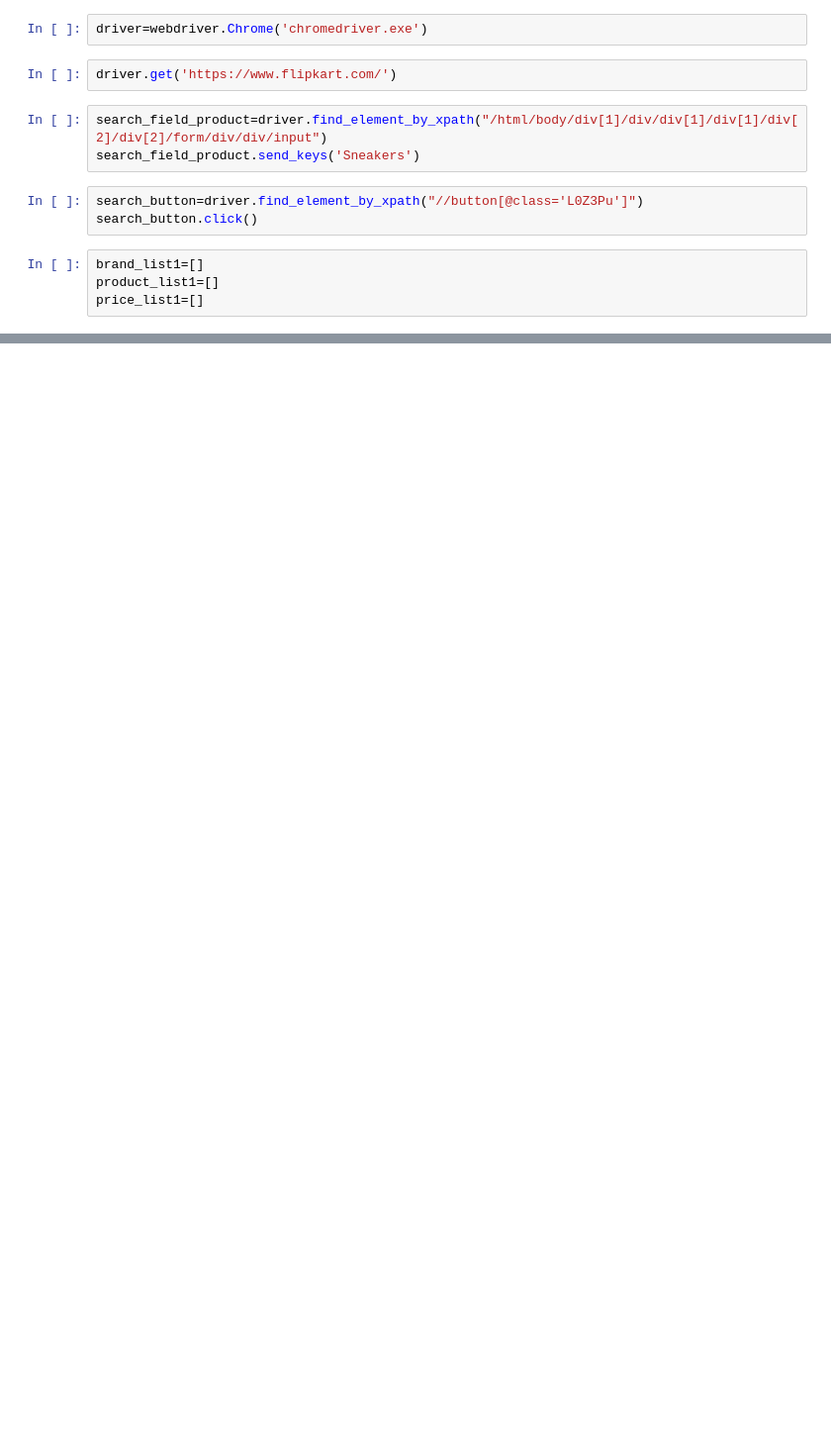
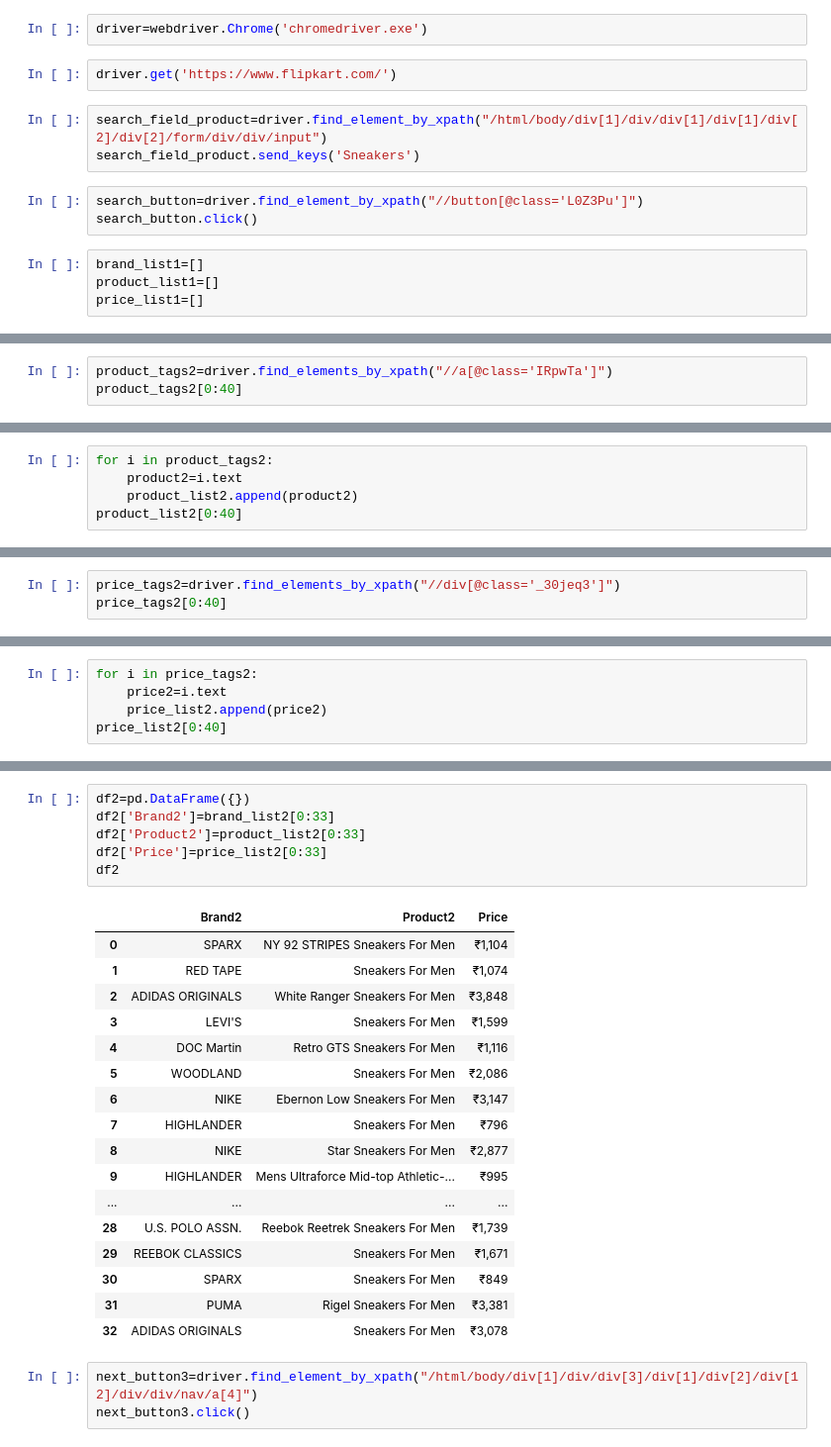
Before and after one commit to shanuareddy/WEB-SCRAPING-ASSIGNMENT-2, a Jupyter notebook: WEB SCRAPING – ASSIGNMENT 2-checkpoint.ipynb, the cells around one changed output, grey strips where cells are left out. Shown: that part at 99% size. Cells and saved outputs as stored; diff of their text form; blank space fills up the shorter version.

```diff
--- a/WEB SCRAPING – ASSIGNMENT 2-checkpoint.ipynb
+++ b/WEB SCRAPING – ASSIGNMENT 2-checkpoint.ipynb
@@ -2014,0 +1167,3 @@ brand_list1[0:40]
+# %%
+product_tags2=driver.find_elements_by_xpath("//a[@class='IRpwTa']")
+product_tags2[0:40]
@@ -2014,0 +1188,5 @@ brand_list1[0:40]
+# %%
+for i in product_tags2:
+    product2=i.text
+    product_list2.append(product2)
+product_list2[0:40]
@@ -2014,0 +1211,3 @@ brand_list1[0:40]
+# %%
+price_tags2=driver.find_elements_by_xpath("//div[@class='_30jeq3']")
+price_tags2[0:40]
@@ -2014,0 +1232,5 @@ brand_list1[0:40]
+# %%
+for i in price_tags2:
+    price2=i.text
+    price_list2.append(price2)
+price_list2[0:40]
@@ -2014,0 +1255,27 @@ brand_list1[0:40]
+# %%
+df2=pd.DataFrame({})
+df2['Brand2']=brand_list2[0:33]
+df2['Product2']=product_list2[0:33]
+df2['Price']=price_list2[0:33]
+df2
+# %% [output]
+|  | Brand2 | Product2 | Price |
+| 0 | SPARX | NY 92 STRIPES Sneakers For Men | ₹1,104 |
+| 1 | RED TAPE | Sneakers For Men | ₹1,074 |
+| 2 | ADIDAS ORIGINALS | White Ranger Sneakers For Men | ₹3,848 |
+| 3 | LEVI'S | Sneakers For Men | ₹1,599 |
+| 4 | DOC Martin | Retro GTS Sneakers For Men | ₹1,116 |
+| 5 | WOODLAND | Sneakers For Men | ₹2,086 |
+| 6 | NIKE | Ebernon Low Sneakers For Men | ₹3,147 |
+| 7 | HIGHLANDER | Sneakers For Men | ₹796 |
+| 8 | NIKE | Star Sneakers For Men | ₹2,877 |
+| 9 | HIGHLANDER | Mens Ultraforce Mid-top Athletic-... | ₹995 |
+| ... | ... | ... | ... |
+| 28 | U.S. POLO ASSN. | Reebok Reetrek Sneakers For Men | ₹1,739 |
+| 29 | REEBOK CLASSICS | Sneakers For Men | ₹1,671 |
+| 30 | SPARX | Sneakers For Men | ₹849 |
+| 31 | PUMA | Rigel Sneakers For Men | ₹3,381 |
+| 32 | ADIDAS ORIGINALS | Sneakers For Men | ₹3,078 |
+# %%
+next_button3=driver.find_element_by_xpath("/html/body/div[1]/div/div[3]/div[1]/div[2]/div[12]/div/div/nav/a[4]")
+next_button3.click()
```
Also changed, not shown: parts of 145 cells of this notebook.
